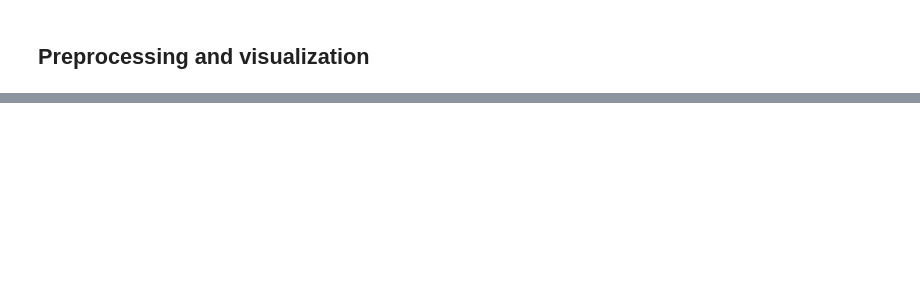
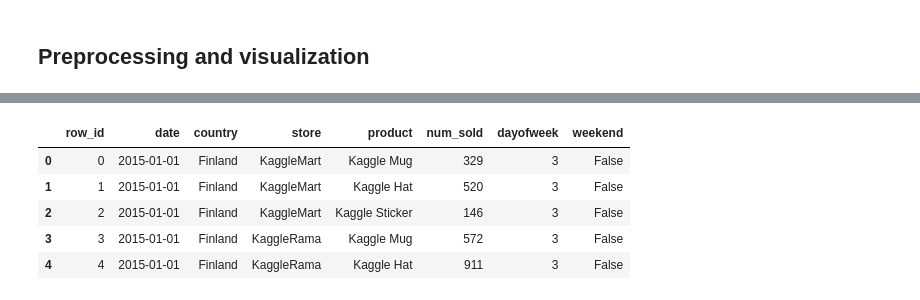
Before and after one commit to Sultan336/Kaggel, a Jupyter notebook: tps-jan-2022.ipynb, the cells around one changed output, grey strips where cells are left out. Saved outputs shown, nothing was run; the diff lists cells and outputs as text; code cells hidden in the pictures; blank space fills up the shorter version.

Commit message:
Kaggle Notebook | Tps-Jan-2022 🧥👚 | Version 5

```diff
--- a/tps-jan-2022.ipynb
+++ b/tps-jan-2022.ipynb
@@ -124,0 +170,5 @@ a.show()
+# %%
+#using plotly
+train_monthly_country = train.set_index('date').groupby([pd.Grouper(freq='M'),'country'])[['num_sold']].mean().reset_index()
+a = px.line(data_frame=train_monthly_country,x='date',y='num_sold',color='country')
+a.show()
@@ -124,0 +179,7 @@ a.show()
+# %%
+train['dayofweek'] = train['date'].dt.dayofweek
+test['dayofweek'] = test['date'].dt.dayofweek
+# %%
+train_dayofweek = train.set_index('date').groupby([pd.Grouper(freq='M'),'dayofweek'])[['num_sold']].mean().reset_index()
+a = px.line(data_frame=train_dayofweek,x='date',y='num_sold',color='dayofweek')
+a.show()
@@ -124,0 +188,6 @@ a.show()
+# %%
+# and digging deeper
+train['weekend'] = train['dayofweek'].apply(lambda x: x >= 4)
+train_weekend = train.set_index('date').groupby([pd.Grouper(freq='M'),'weekend'])[['num_sold']].mean().reset_index()
+a = px.line(data_frame=train_weekend,x='date',y='num_sold',color='weekend',title='weekday vs weekend trend comparasion')
+a.show()
@@ -124,0 +196,9 @@ a.show()
+# %%
+train.head()
+# %% [output]
+|  | row_id | date | country | store | product | num_sold | dayofweek | weekend |
+| 0 | 0 | 2015-01-01 | Finland | KaggleMart | Kaggle Mug | 329 | 3 | False |
+| 1 | 1 | 2015-01-01 | Finland | KaggleMart | Kaggle Hat | 520 | 3 | False |
+| 2 | 2 | 2015-01-01 | Finland | KaggleMart | Kaggle Sticker | 146 | 3 | False |
+| 3 | 3 | 2015-01-01 | Finland | KaggleRama | Kaggle Mug | 572 | 3 | False |
+| 4 | 4 | 2015-01-01 | Finland | KaggleRama | Kaggle Hat | 911 | 3 | False |
```
Also changed, not shown: parts of 9 cells of this notebook.
